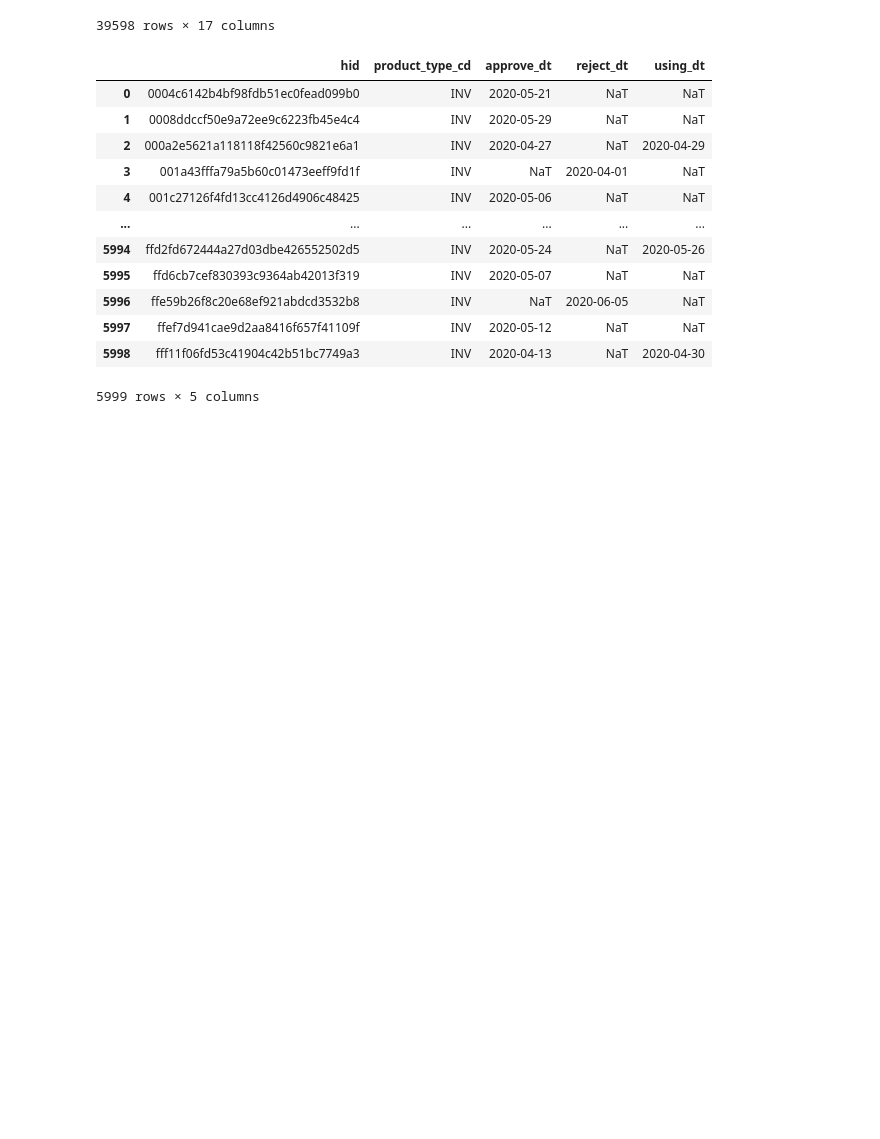
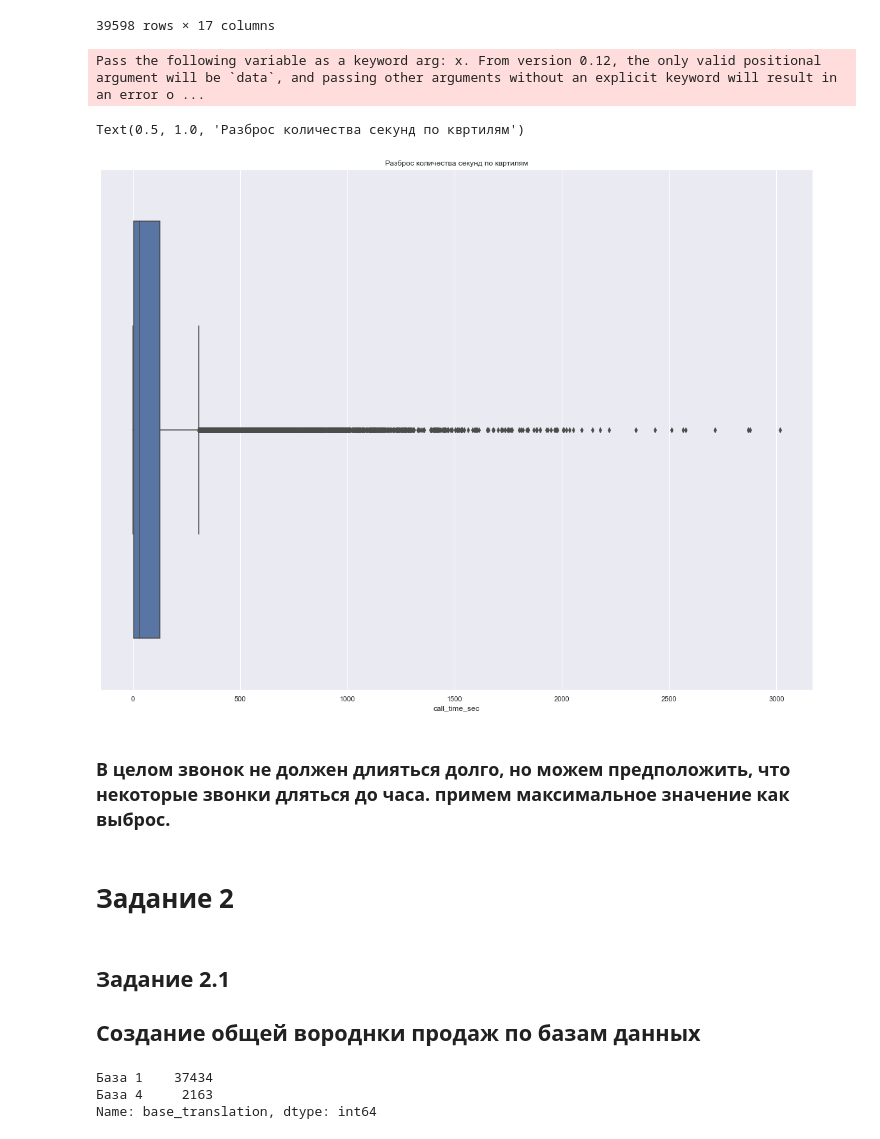
Before and after one commit to Jorshya/fin_analyst, a Jupyter notebook: Task.ipynb, the cells around one changed output. Cells and saved outputs as stored; diff of their text form; code cells hidden in the pictures; blank space fills up the shorter version.

Commit message:
find conversation, qnty calls, mean duration of call, make graphs and funnel trace.

```diff
--- a/Task.ipynb
+++ b/Task.ipynb
@@ -209,19 +223,22 @@ display(df_final_merge)
 | 39596 | 933042718 | 7124237815#18482537123 | npmoskalenko | 2020-05-30 | 1 | Дозвон, Отказ | 138 | d6262e2d5840a2e68fcf028c9732606c | ... |
 | 39597 | 933065058 | 7123061624#18471818019 | dakupriyanov | 2020-05-30 | 3 | Дозвон, Успешно | 276 | 1242029bded20eb92ffa31fd749d7ee4 | ... |
 39598 rows × 17 columns
-# %%
-df_result_pr
-# %% [output]
-|  | hid | product_type_cd | approve_dt | reject_dt | using_dt |
-| 0 | 0004c6142b4bf98fdb51ec0fead099b0 | INV | 2020-05-21 | NaT | NaT |
-| 1 | 0008ddccf50e9a72ee9c6223fb45e4c4 | INV | 2020-05-29 | NaT | NaT |
-| 2 | 000a2e5621a118118f42560c9821e6a1 | INV | 2020-04-27 | NaT | 2020-04-29 |
-| 3 | 001a43fffa79a5b60c01473eeff9fd1f | INV | NaT | 2020-04-01 | NaT |
-| 4 | 001c27126f4fd13cc4126d4906c48425 | INV | 2020-05-06 | NaT | NaT |
-| ... | ... | ... | ... | ... | ... |
-| 5994 | ffd2fd672444a27d03dbe426552502d5 | INV | 2020-05-24 | NaT | 2020-05-26 |
-| 5995 | ffd6cb7cef830393c9364ab42013f319 | INV | 2020-05-07 | NaT | NaT |
-| 5996 | ffe59b26f8c20e68ef921abdcd3532b8 | INV | NaT | 2020-06-05 | NaT |
-| 5997 | ffef7d941cae9d2aa8416f657f41109f | INV | 2020-05-12 | NaT | NaT |
-| 5998 | fff11f06fd53c41904c42b51bc7749a3 | INV | 2020-04-13 | NaT | 2020-04-30 |
-5999 rows × 5 columns
+# %%
+#Сделаем импорт графических библиотек
+import matplotlib.pyplot as plt
+import plotly.express as px
+%matplotlib inline
+# импортируем seaborn для лучшего отображения
+import seaborn as sns
+sns.set()
+# %%
+# посмотрим как распределны показатели длины звонка
+plt.figure(figsize=(20,15))
+ax=sns.boxplot(df_final_merge.call_time_sec)
+ax.set_title("Разброс количества секунд по квртилям")
+# %% [output]
+Pass the following variable as a keyword arg: x. From version 0.12, the only valid positional argument will be `data`, and passing other arguments without an explicit keyword will result in an error o ...
+Text(0.5, 1.0, 'Разброс количества секунд по квртилям')
+[figure, added]
+# %% [markdown]
+### В целом звонок не должен длияться долго, но можем предположить, что некоторые звонки дляться до часа. примем максимальное значение как выброс.
@@ -227,0 +247,12 @@ df_result_pr
+# %% [markdown]
+# Задание 2
+# %% [markdown]
+## Задание 2.1
+## Создание общей вороднки продаж по базам данных
+# %%
+#определяем кол-во баз данных
+df_final_merge.base_translation.value_counts()
+# %% [output]
+База 1    37434
+База 4     2163
+Name: base_translation, dtype: int64
```
Also changed, not shown: parts of 36 cells of this notebook.
